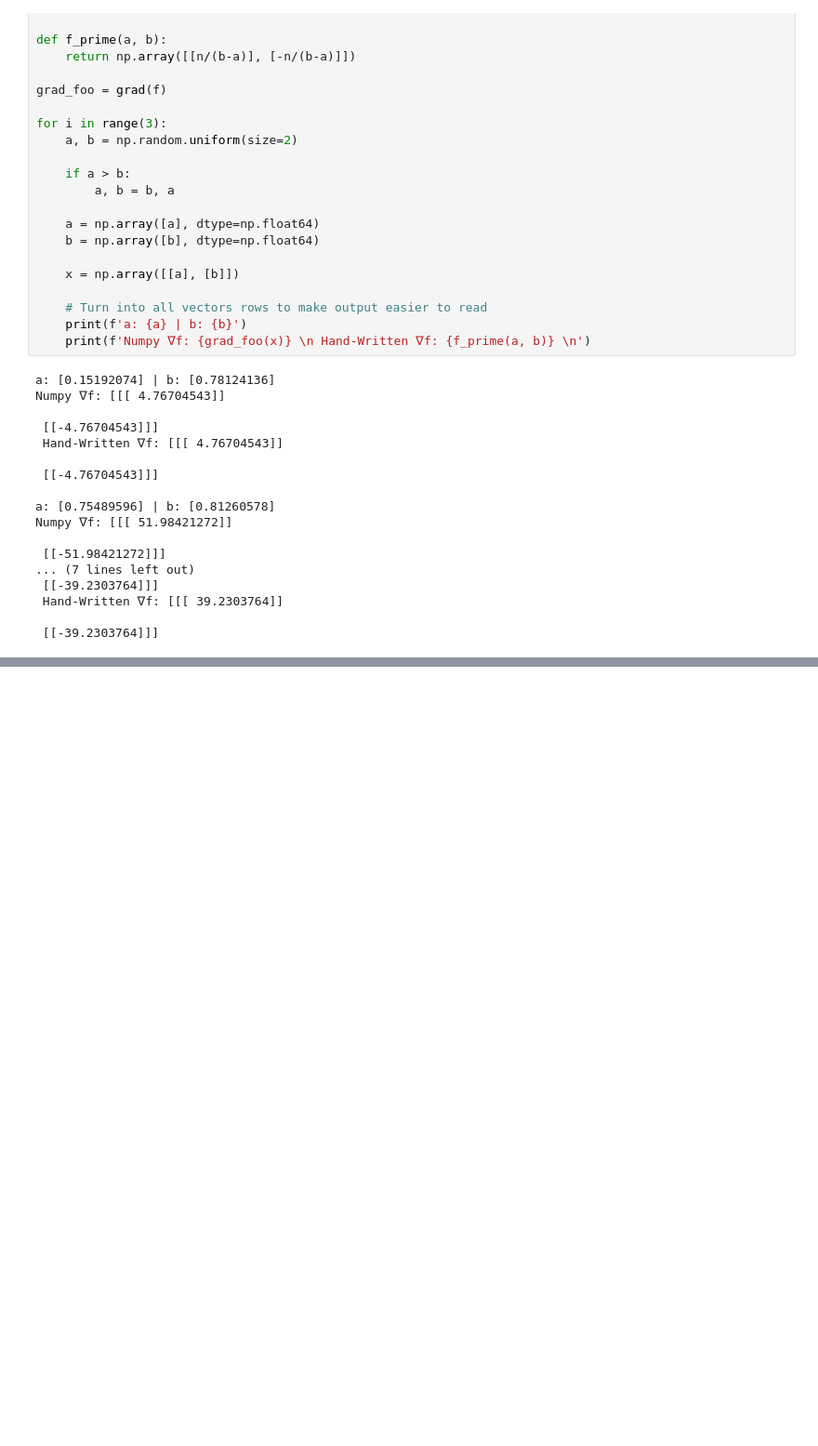
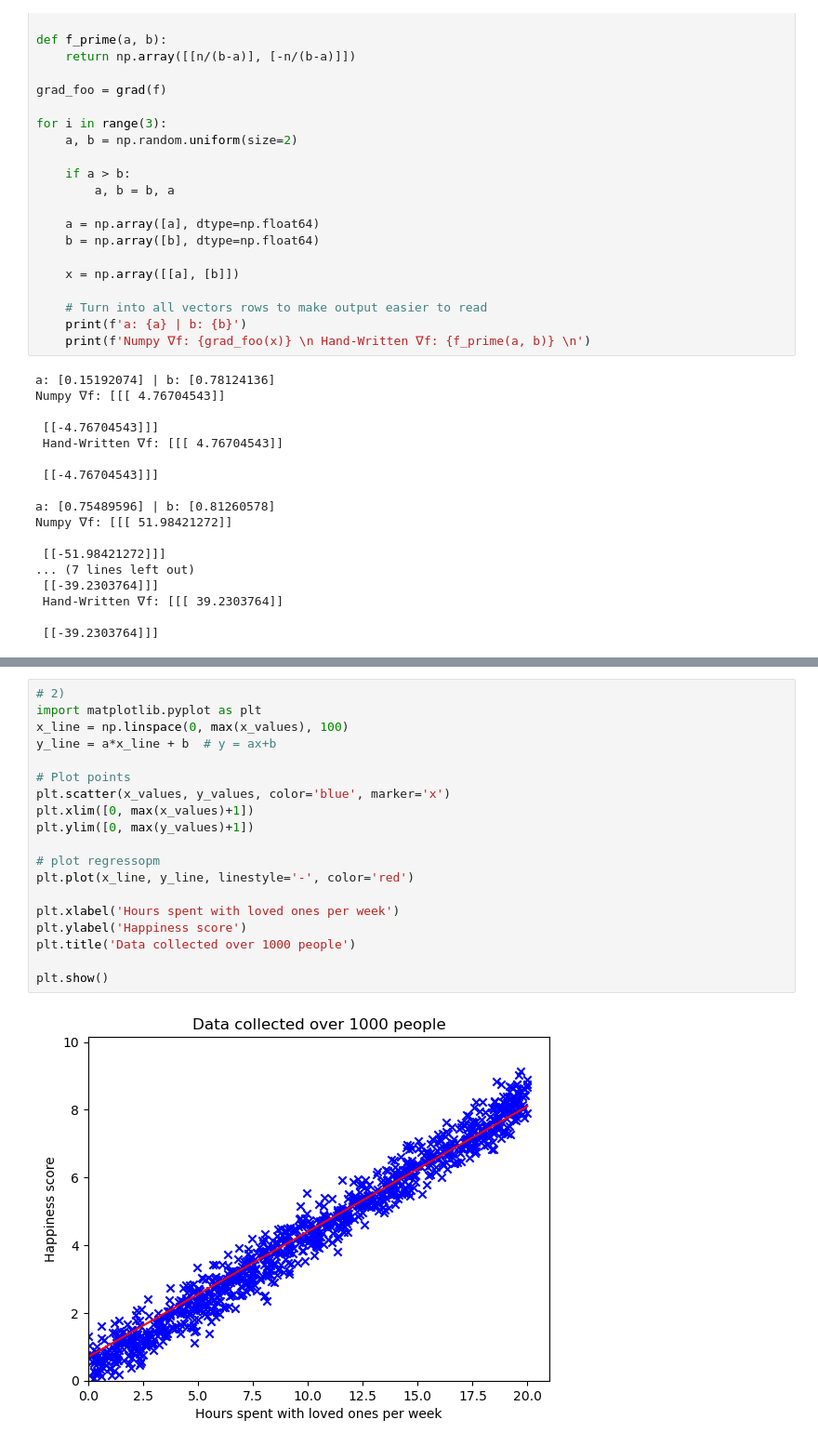
Before and after one commit to kennethaldridge/DS4400-HW, a Jupyter notebook: ds4400_hw2.ipynb, the cells around one changed output, grey strips where cells are left out. Shown at 93% size. Cells and saved outputs as stored; diff of their text form; blank space fills up the shorter version.

```diff
--- a/ds4400_hw2.ipynb
+++ b/ds4400_hw2.ipynb
@@ -728,0 +765,21 @@ Numpy ᐁf: [[[ 51.98421272]]
+# %%
+# 2)
+import matplotlib.pyplot as plt
+x_line = np.linspace(0, max(x_values), 100)
+y_line = a*x_line + b  # y = ax+b
+
+# Plot points
+plt.scatter(x_values, y_values, color='blue', marker='x')
+plt.xlim([0, max(x_values)+1])
+plt.ylim([0, max(y_values)+1])
+
+# plot regressopm
+plt.plot(x_line, y_line, linestyle='-', color='red')
+
+plt.xlabel('Hours spent with loved ones per week')
+plt.ylabel('Happiness score')
+plt.title('Data collected over 1000 people')
+
+plt.show()
+# %% [output]
+[figure, added]
```
Also changed, not shown: parts of 2 cells of this notebook, 2 other files.
